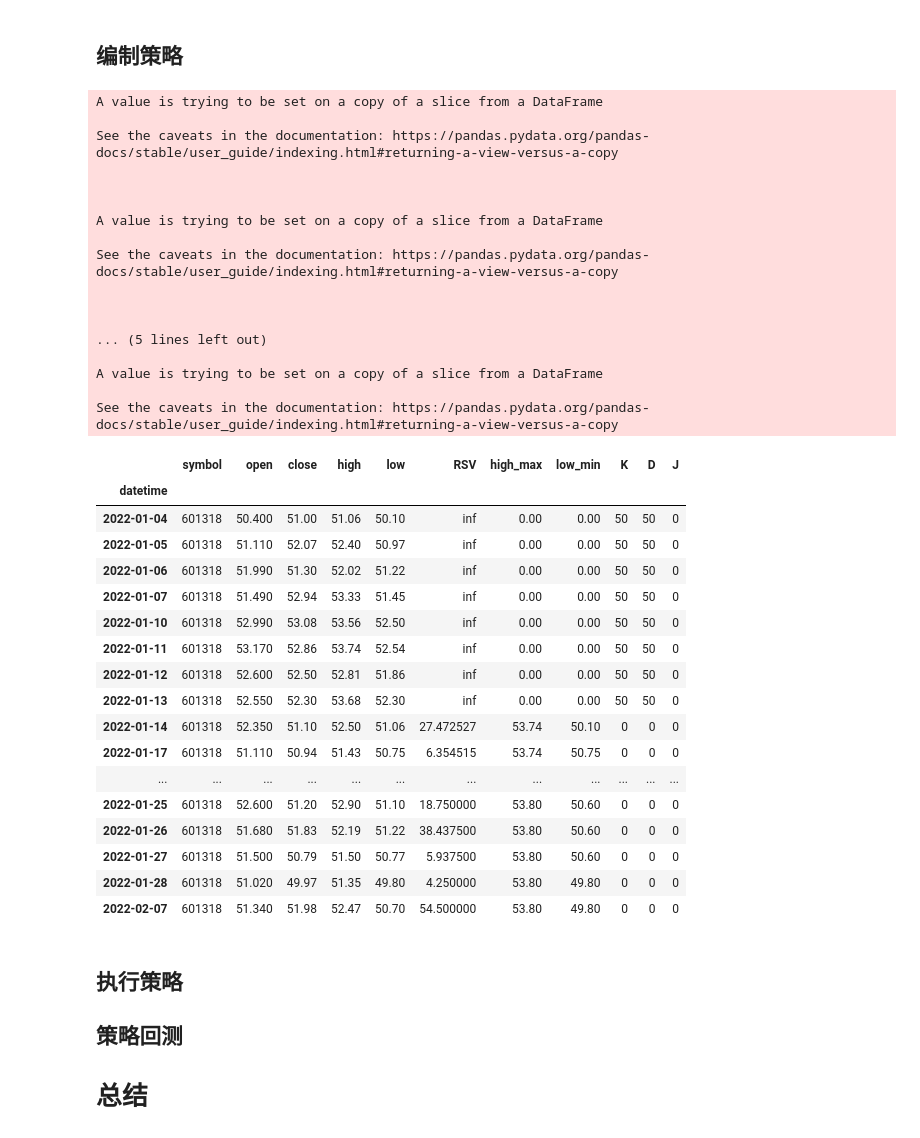
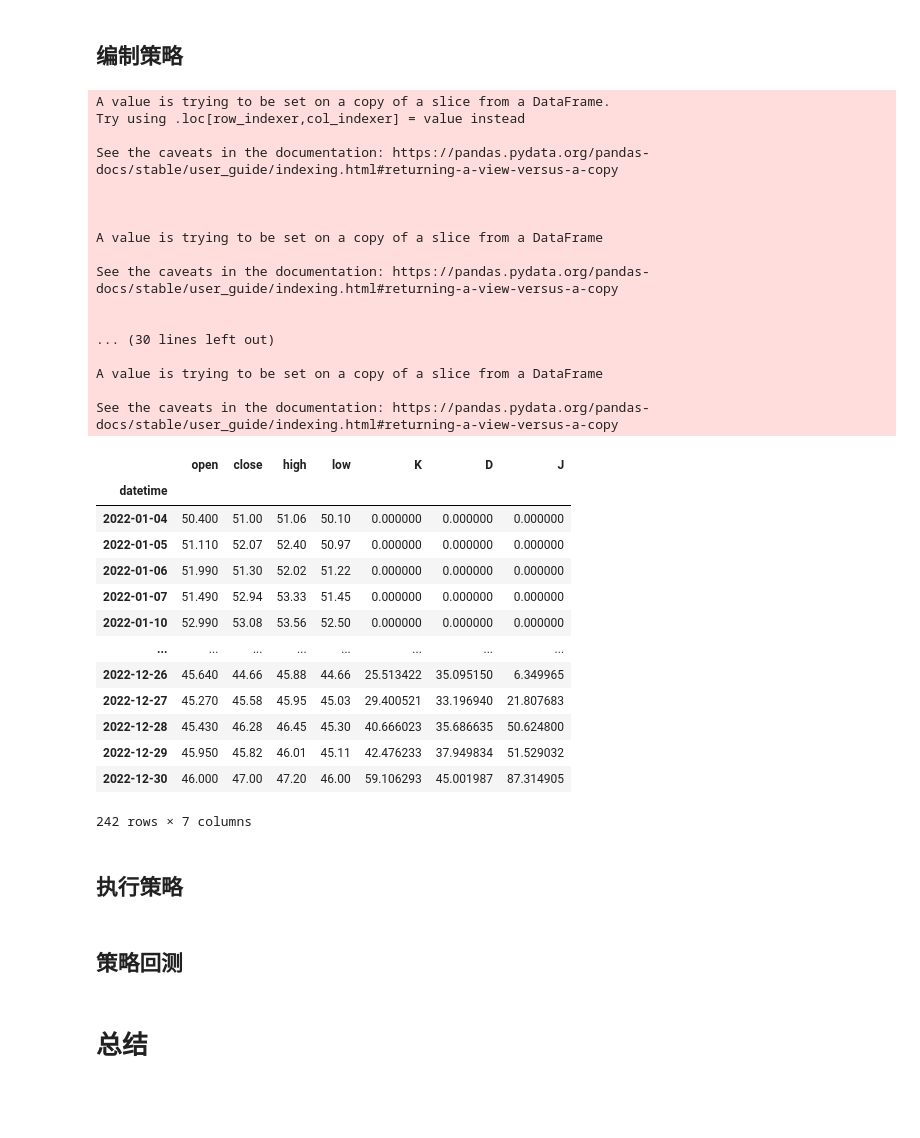
Before and after one commit to qq17908/lleasy, a Jupyter notebook: examples/04-KDJ.ipynb, the cells around one changed output. Saved outputs shown, nothing was run; the diff lists cells and outputs as text; code cells hidden in the pictures; blank space fills up the shorter version.

```diff
--- a/examples/04-KDJ.ipynb
+++ b/examples/04-KDJ.ipynb
@@ -112,62 +115,56 @@ kdj_bars['close'] = kdj_bars['close'].astype(float)
 
 #计算时间跨度为9日RSV、K、D、J
 kdj_bars[['high_max','low_min','RSV','K','D','J']] = 0
+kdj_bars[['K','D']][0:8] = 50
 period_high_max = 0
 period_low_min = 0
 
 for j in range(8,len(kdj_bars)):
     period_high_max = kdj_bars['high'].iloc[j-8:j+1].max()
     period_low_min = kdj_bars['low'].iloc[j-8:j+1].min()
 
     kdj_bars['high_max'].iloc[j] = period_high_max
     kdj_bars['low_min'].iloc[j] = period_low_min
 
-kdj_bars['RSV'] = 100 * (kdj_bars['close'] - kdj_bars['low_min']) / (kdj_bars['high_max'] - kdj_bars['low_min'])
-kdj_bars['K'].iloc[0:8] = 50
-kdj_bars['D'].iloc[0:8] = 50
-
-kdj_bars['K'] = 2/3 * kdj_bars['K'].shift(1) + 1/3 * kdj_bars['RSV']
-kdj_bars['D'] = 2/3 * kdj_bars['D'].shift(1) + 1/3 * kdj_bars['K']
-kdj_bars['J']= 3 * kdj_bars['K'] - 2 * kdj_bars['D']
+    kdj_bars['RSV'].iloc[j] = 100 * (kdj_bars['close'].iloc[j] - kdj_bars['low_min'].iloc[j]) / (kdj_bars['high_max'].iloc[j] - kdj_bars['low_min'].iloc[j])
+    kdj_bars['K'].iloc[j] = 2/3 * kdj_bars['K'].iloc[j-1] + 1/3 * kdj_bars['RSV'].iloc[j]
+    kdj_bars['D'].iloc[j] = 2/3 * kdj_bars['D'].iloc[j-1] + 1/3 * kdj_bars['K'].iloc[j]
+    kdj_bars['J'].iloc[j]= 3 * kdj_bars['K'].iloc[j] - 2 * kdj_bars['D'].iloc[j]
 
 bars = kdj_bars[['open','close','high','low','K','D','J']]
 bars
 # %% [output]
-A value is trying to be set on a copy of a slice from a DataFrame
+A value is trying to be set on a copy of a slice from a DataFrame.
+Try using .loc[row_indexer,col_indexer] = value instead
 
 See the caveats in the documentation: https://pandas.pydata.org/pandas-docs/stable/user_guide/indexing.html#returning-a-view-versus-a-copy
 
 
 
 A value is trying to be set on a copy of a slice from a DataFrame
 
 See the caveats in the documentation: https://pandas.pydata.org/pandas-docs/stable/user_guide/indexing.html#returning-a-view-versus-a-copy
 
 
-
-... (5 lines left out)
+... (30 lines left out)
 
 A value is trying to be set on a copy of a slice from a DataFrame
 
 See the caveats in the documentation: https://pandas.pydata.org/pandas-docs/stable/user_guide/indexing.html#returning-a-view-versus-a-copy
-|  | symbol | open | close | high | low | RSV | high_max | low_min | K | D | J |
-| datetime |  |  |  |  |  |  |  |  |  |  |  |
-| 2022-01-04 | 601318 | 50.400 | 51.00 | 51.06 | 50.10 | inf | 0.00 | 0.00 | 50 | 50 | 0 |
-| 2022-01-05 | 601318 | 51.110 | 52.07 | 52.40 | 50.97 | inf | 0.00 | 0.00 | 50 | 50 | 0 |
-| 2022-01-06 | 601318 | 51.990 | 51.30 | 52.02 | 51.22 | inf | 0.00 | 0.00 | 50 | 50 | 0 |
-| 2022-01-07 | 601318 | 51.490 | 52.94 | 53.33 | 51.45 | inf | 0.00 | 0.00 | 50 | 50 | 0 |
-| 2022-01-10 | 601318 | 52.990 | 53.08 | 53.56 | 52.50 | inf | 0.00 | 0.00 | 50 | 50 | 0 |
-| 2022-01-11 | 601318 | 53.170 | 52.86 | 53.74 | 52.54 | inf | 0.00 | 0.00 | 50 | 50 | 0 |
-| 2022-01-12 | 601318 | 52.600 | 52.50 | 52.81 | 51.86 | inf | 0.00 | 0.00 | 50 | 50 | 0 |
-| 2022-01-13 | 601318 | 52.550 | 52.30 | 53.68 | 52.30 | inf | 0.00 | 0.00 | 50 | 50 | 0 |
-| 2022-01-14 | 601318 | 52.350 | 51.10 | 52.50 | 51.06 | 27.472527 | 53.74 | 50.10 | 0 | 0 | 0 |
-| 2022-01-17 | 601318 | 51.110 | 50.94 | 51.43 | 50.75 | 6.354515 | 53.74 | 50.75 | 0 | 0 | 0 |
-| ... | ... | ... | ... | ... | ... | ... | ... | ... | ... | ... | ... |
-| 2022-01-25 | 601318 | 52.600 | 51.20 | 52.90 | 51.10 | 18.750000 | 53.80 | 50.60 | 0 | 0 | 0 |
-| 2022-01-26 | 601318 | 51.680 | 51.83 | 52.19 | 51.22 | 38.437500 | 53.80 | 50.60 | 0 | 0 | 0 |
-| 2022-01-27 | 601318 | 51.500 | 50.79 | 51.50 | 50.77 | 5.937500 | 53.80 | 50.60 | 0 | 0 | 0 |
-| 2022-01-28 | 601318 | 51.020 | 49.97 | 51.35 | 49.80 | 4.250000 | 53.80 | 49.80 | 0 | 0 | 0 |
-| 2022-02-07 | 601318 | 51.340 | 51.98 | 52.47 | 50.70 | 54.500000 | 53.80 | 49.80 | 0 | 0 | 0 |
+|  | open | close | high | low | K | D | J |
+| datetime |  |  |  |  |  |  |  |
+| 2022-01-04 | 50.400 | 51.00 | 51.06 | 50.10 | 0.000000 | 0.000000 | 0.000000 |
+| 2022-01-05 | 51.110 | 52.07 | 52.40 | 50.97 | 0.000000 | 0.000000 | 0.000000 |
+| 2022-01-06 | 51.990 | 51.30 | 52.02 | 51.22 | 0.000000 | 0.000000 | 0.000000 |
+| 2022-01-07 | 51.490 | 52.94 | 53.33 | 51.45 | 0.000000 | 0.000000 | 0.000000 |
+| 2022-01-10 | 52.990 | 53.08 | 53.56 | 52.50 | 0.000000 | 0.000000 | 0.000000 |
+| ... | ... | ... | ... | ... | ... | ... | ... |
+| 2022-12-26 | 45.640 | 44.66 | 45.88 | 44.66 | 25.513422 | 35.095150 | 6.349965 |
+| 2022-12-27 | 45.270 | 45.58 | 45.95 | 45.03 | 29.400521 | 33.196940 | 21.807683 |
+| 2022-12-28 | 45.430 | 46.28 | 46.45 | 45.30 | 40.666023 | 35.686635 | 50.624800 |
+| 2022-12-29 | 45.950 | 45.82 | 46.01 | 45.11 | 42.476233 | 37.949834 | 51.529032 |
+| 2022-12-30 | 46.000 | 47.00 | 47.20 | 46.00 | 59.106293 | 45.001987 | 87.314905 |
+242 rows × 7 columns
 # %%
 # 图形化显示
 import plotly.graph_objects as go
@@ -251,8 +227,9 @@ fig.update_layout(
 
 fig.show()
 # %% [markdown]
-
 ## 执行策略
-## 策略回测
-
-# 总结
+# %% [markdown]
+## 策略回测
+# %% [markdown]
+
+# 总结
```
Also changed, not shown: parts of 3 cells of this notebook.
